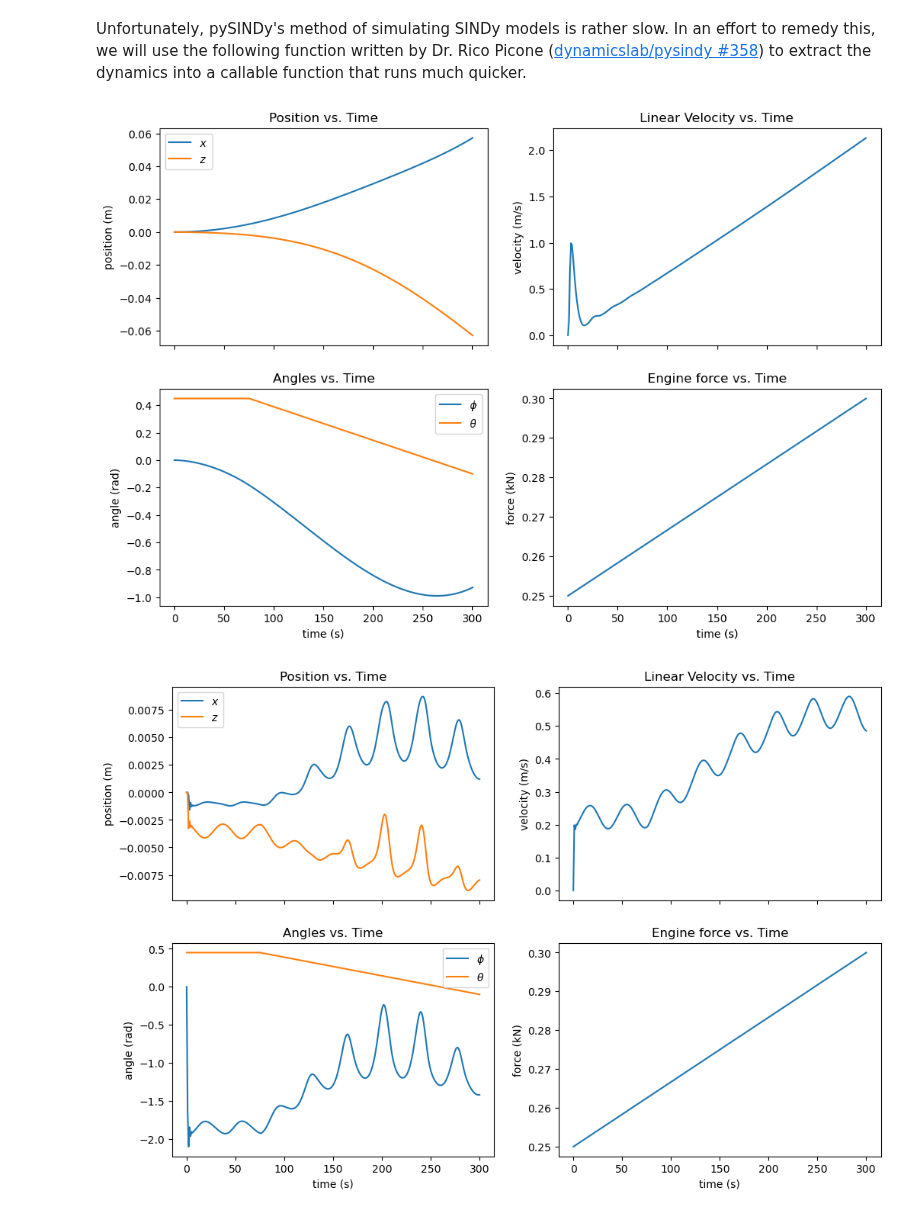
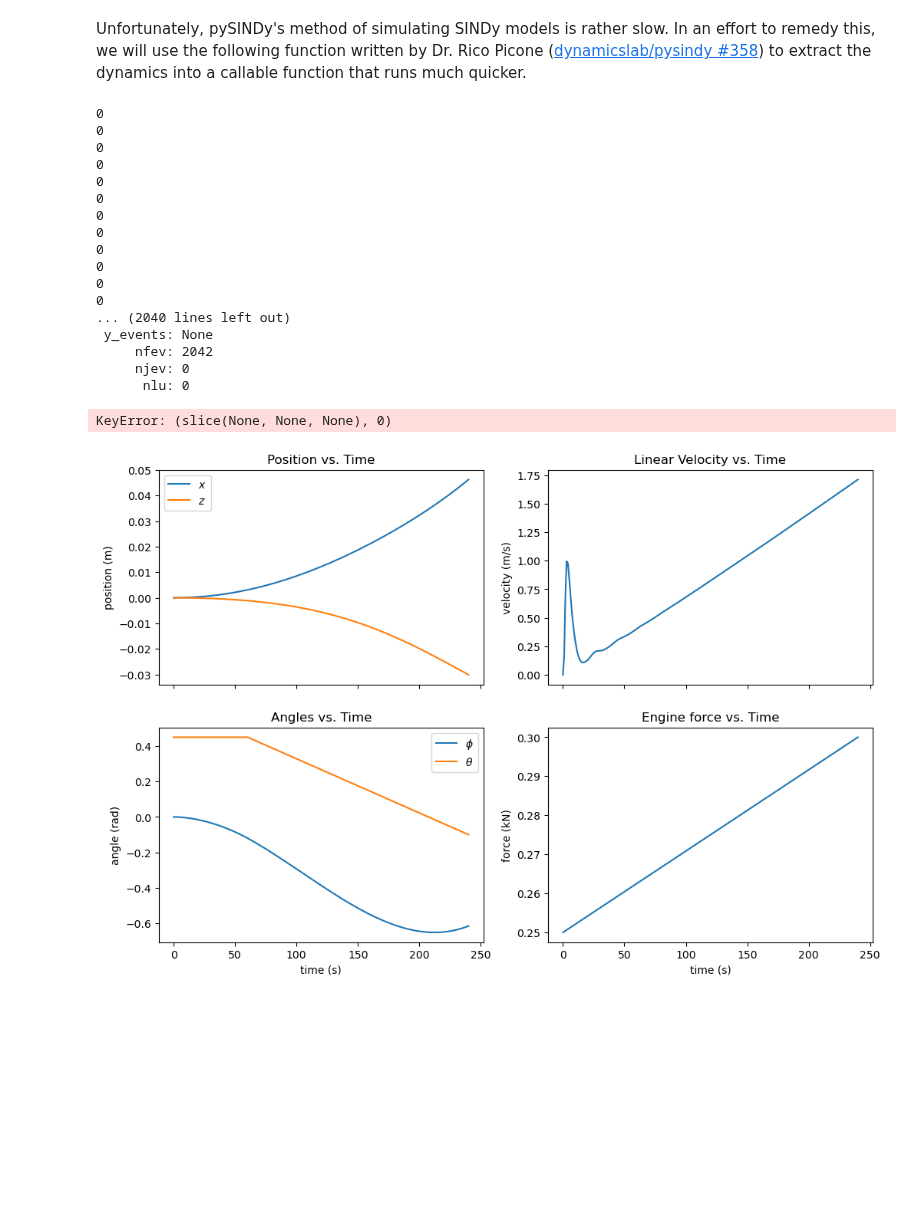
Before and after one commit to KylerLimata/hybrid-control-car, a Jupyter notebook: project.ipynb, the cells around one changed output. Drawn from its saved outputs; the diff is of its cells as text; code cells hidden in the pictures; blank space fills up the shorter version.

Commit message:
Attempt to simulate model with solve_ivp

```diff
--- a/project.ipynb
+++ b/project.ipynb
@@ -277,34 +277,63 @@ def extract_sindy_dynamics(sindy_model, eps=1e-12):
         return [eval(rhs_str[i], variables_dict) for i in range(n_equations)]
     return sindy_dynamics
 # %%
-nsteps = hz*5
+from scipy.integrate import solve_ivp
+
+nsteps = hz*4
 tsteps = np.linspace(0, nsteps, nsteps)
 test_trajectory_inputs = np.array([
     np.linspace(250, 300, nsteps),
     np.concatenate((
         0.45*np.ones(int(nsteps/4)),
         np.linspace(0.45, -0.1, 3*int(nsteps/4))
     ))
 ]).T
 test_trajectory = generate_training_data(sim, 0.0, nsteps, nstates, test_trajectory_inputs)
 
 # Now to generate a comparison trajectory
 x0 = np.array([0.0, 0.0, 0.0, 0.0])
 # model_trajectory = model.simulate(x0, t=tsteps, u=test_trajectory_inputs, integrator="odeint")
-model_trajectory = np.zeros((nsteps, nstates))
-dynamics_fun = extract_sindy_dynamics(model)
+# model_trajectory = np.zeros((nsteps, nstates))
+dynamics = extract_sindy_dynamics(model)
 
-for t in range(nsteps):
+# for t in range(nsteps):
+#     u = test_trajectory_inputs[t, :]
+#     u = np.array(u)
+#     x = dynamics(t, x0, u)
+
+#     model_trajectory[t, :] = x0
+
+#     x0 = np.array(x)
+
+def simulate_dynamics(t, x):
+    t = int(t)
+    print(t)
     u = test_trajectory_inputs[t, :]
-    u = np.array(u)
-    x = dynamics_fun(t, x0, u)
+    return dynamics(t, x, u)
 
-    model_trajectory[t, :] = x0
+model_trajectory = solve_ivp(simulate_dynamics, (0, nsteps-1), x0)
 
-    x0 = np.array(x)
+print(model_trajectory)
 
 plot_data(tsteps, test_trajectory, test_trajectory_inputs)
 plot_data(tsteps, model_trajectory, test_trajectory_inputs)
 # %% [output]
+0
+0
+0
+0
+0
+0
+0
+0
+0
+0
+0
+0
+... (2040 lines left out)
+ y_events: None
+     nfev: 2042
+     njev: 0
+      nlu: 0
+KeyError: (slice(None, None, None), 0)
-[figure, old version]
+[figure, new version]
-[figure, removed]
```
